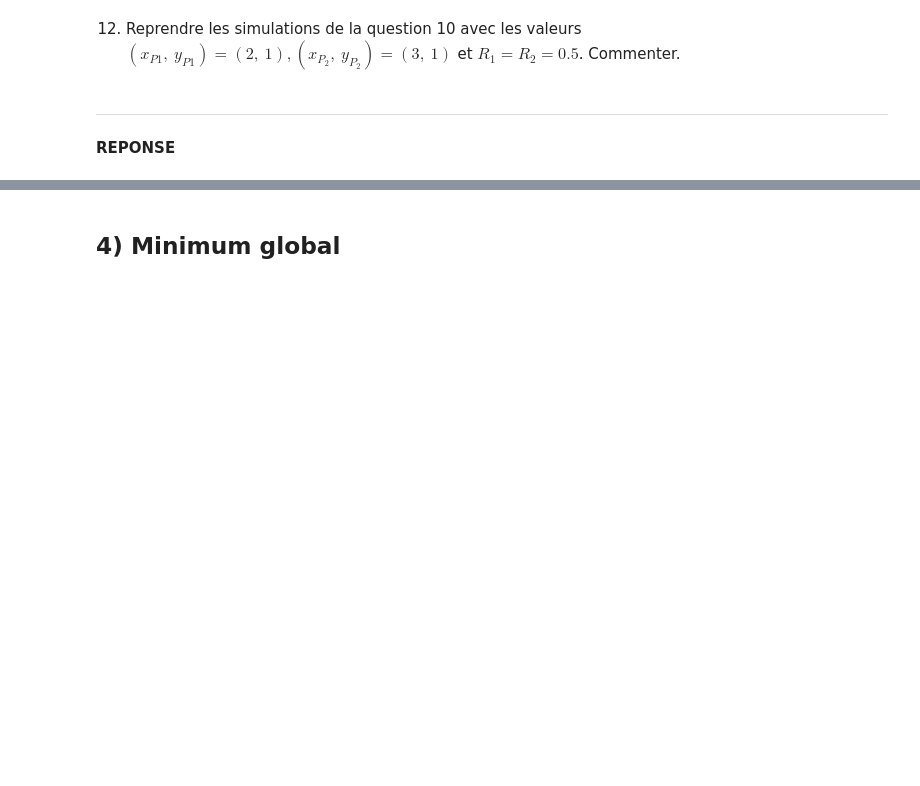
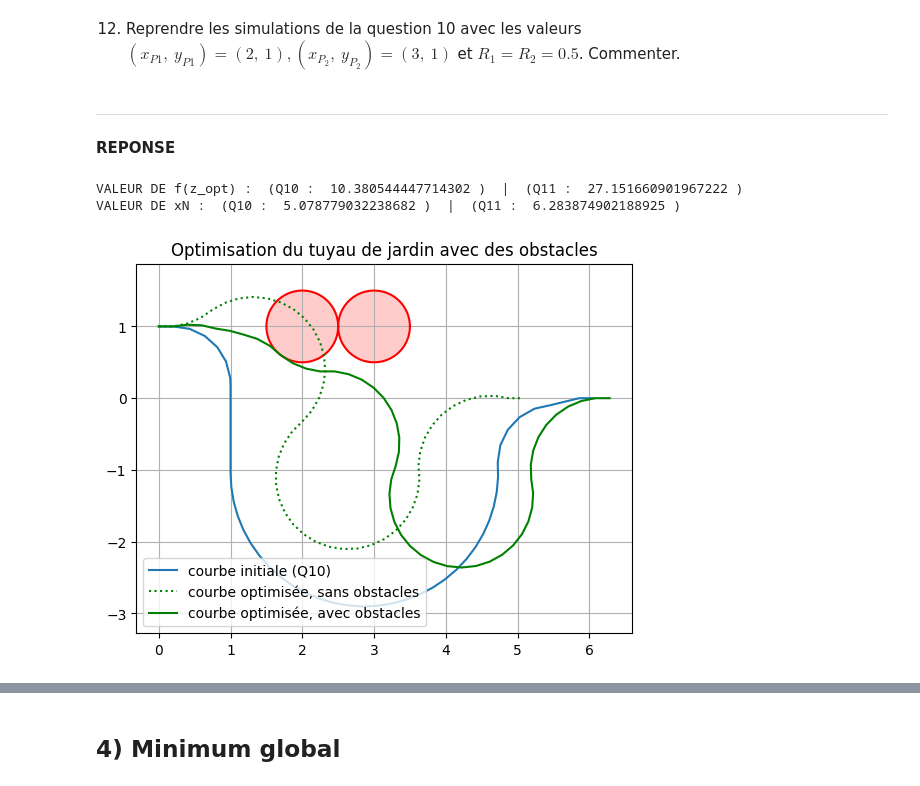
Before and after one commit to jack-evans1/projetOptimEvansMirri, a Jupyter notebook: projetTuyaux.ipynb, the cells around one changed output, grey strips where cells are left out. Drawn from its saved outputs; the diff is of its cells as text; code cells hidden in the pictures; blank space fills up the shorter version.

```diff
--- a/projetTuyaux.ipynb
+++ b/projetTuyaux.ipynb
@@ -662,9 +667,49 @@ $$(x-x_{P,j})^2 +(y-y_{P,j})^2 \geq R_j^2, \qquad j =1,..., N_P \qquad (8)$$
 # %%
 #On définit
 
-P1, P2 = [2,1], [3,1]
-R = 0.5
+P = [[2,1], [3,1]]  #points a eviter
+R = [0.5, 0.5]      #rayons associés
 
-def cP1i(z):
-    ()
+#LA NOUVELLE CONTRAINTE
+
+def cPi(z):
+    x = z[:N+1]
+    y = z[(N+1):2*(N+1)]
+    conds = []
+    for point in range(len(P)):
+        for i in range(N+1):
+            conds.append((x[i]-P[point][0])**2+(y[i]-P[point][1])**2-R[point]**2)
+    return conds
+
+zobstacles = optimize.minimize(f, z0Q10, method='SLSQP',
+                         constraints= [{"type": "ineq", "fun":cPi}, {"type": "ineq", "fun":c1i}, {"type": "ineq", "fun":c2i}, {"type": "ineq", "fun":ci_theta}, {"type": "eq", "fun":c1e}, {"type": "eq", "fun":c2e}, {"type": "eq", "fun":c3e}, {"type": "eq", "fun":c4e}, {"type": "eq", "fun":c5e}, {"type": "eq", "fun":c6e} , {"type": "eq", "fun":c7e}])
+z_optQ11 = zobstacles.x
+x_optQ11 = z_optQ11[:N+1]
+y_optQ11 = z_optQ11[N+1 : 2*(N+1)]
+
+print("VALEUR DE f(z_opt) :  (Q10 : ", f(z_optQ10), ")  |  (Q11 : ", f(z_optQ11), ")")
+print("VALEUR DE xN :  (Q10 : ", z_optQ10[N], ")  |  (Q11 : ", z_optQ11[N], ")")
+
+#Cercles
+
+angle = np.linspace( 0 , 2 * np.pi , 150 )
+
+for point in range(len(P)):
+    xC = P[point][0]+ R[point] * np.cos( angle )
+    yC = P[point][1]+ R[point] * np.sin( angle )
+    plt.plot(xC, yC, color = "red")
+    plt.fill(xC, yC, "red", alpha=0.2)
+
+plt.plot(xQ10, yQ10, label='courbe initiale (Q10)')
+plt.plot(x_optQ10, y_optQ10, label='courbe optimisée, sans obstacles', linestyle= "dotted", color = "g")
+plt.plot(x_optQ11, y_optQ11, label='courbe optimisée, avec obstacles', color = "g")
+plt.legend()
+plt.axis('equal')
+plt.grid(True)
+plt.title("Optimisation du tuyau de jardin avec des obstacles")
+plt.show()
+# %% [output]
+VALEUR DE f(z_opt) :  (Q10 :  10.380544447714302 )  |  (Q11 :  27.151660901967222 )
+VALEUR DE xN :  (Q10 :  5.078779032238682 )  |  (Q11 :  6.283874902188925 )
+[figure, added]
 # %% [markdown]
```
Also changed, not shown: parts of 7 cells of this notebook.
